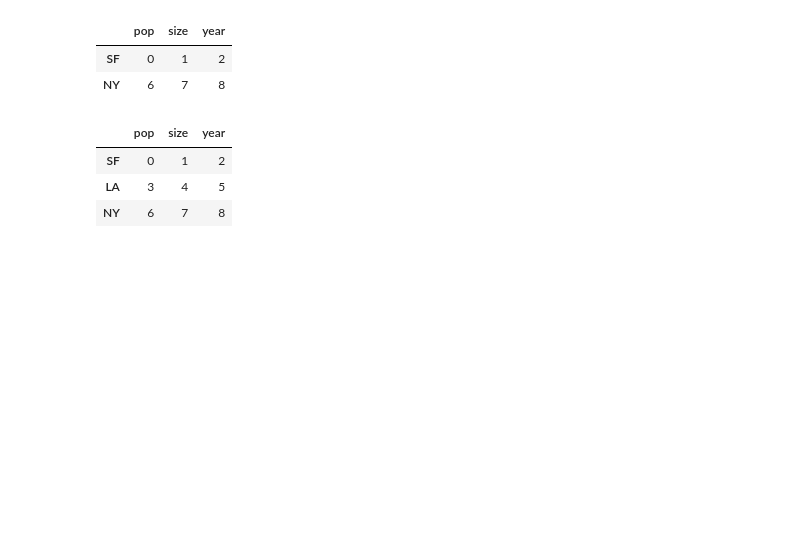
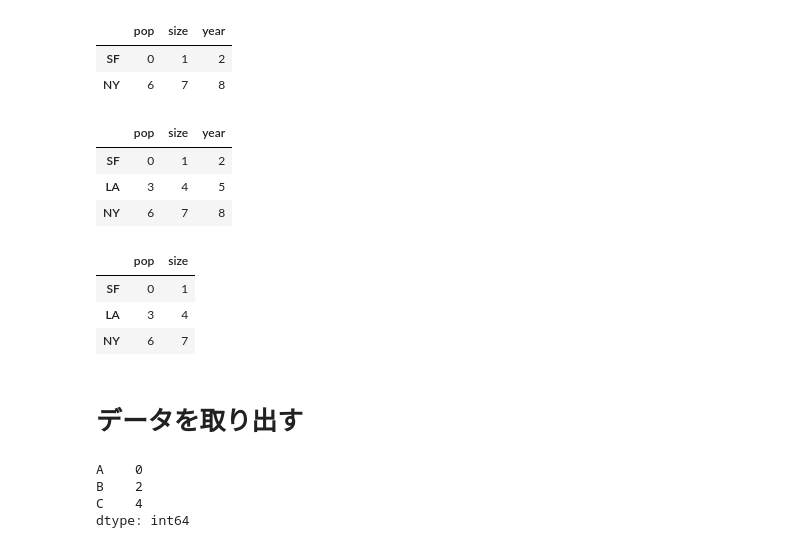
Before and after one commit to aki-06/Data_Science, a Jupyter notebook: 20180430_pandas.ipynb, the cells around one changed output. Saved outputs shown, nothing was run; the diff lists cells and outputs as text; code cells hidden in the pictures; blank space fills up the shorter version.

Commit message:
データを取り出す

```diff
--- a/20180430_pandas.ipynb
+++ b/20180430_pandas.ipynb
@@ -416,3 +416,12 @@ dframe1
 | SF | 0 | 1 | 2 |
 | LA | 3 | 4 | 5 |
 | NY | 6 | 7 | 8 |
+# %%
+dframe1.drop('year', axis=1)
+# %% [output]
+|  | pop | size |
+| SF | 0 | 1 |
+| LA | 3 | 4 |
+| NY | 6 | 7 |
+# %% [markdown]
+# データを取り出す
@@ -418,0 +436,7 @@ dframe1
+# %%
+ser1
+# %% [output]
+A    0
+B    2
+C    4
+dtype: int64
```
Also changed, not shown: parts of 18 cells of this notebook.
